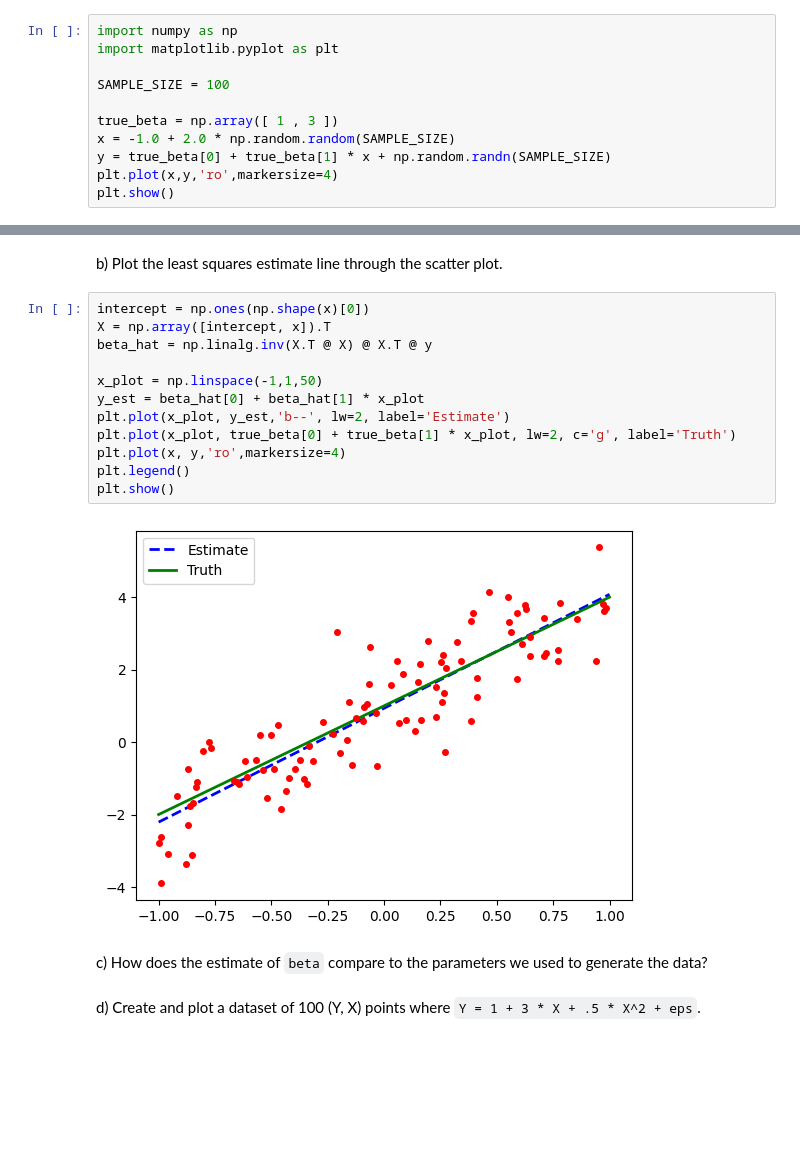
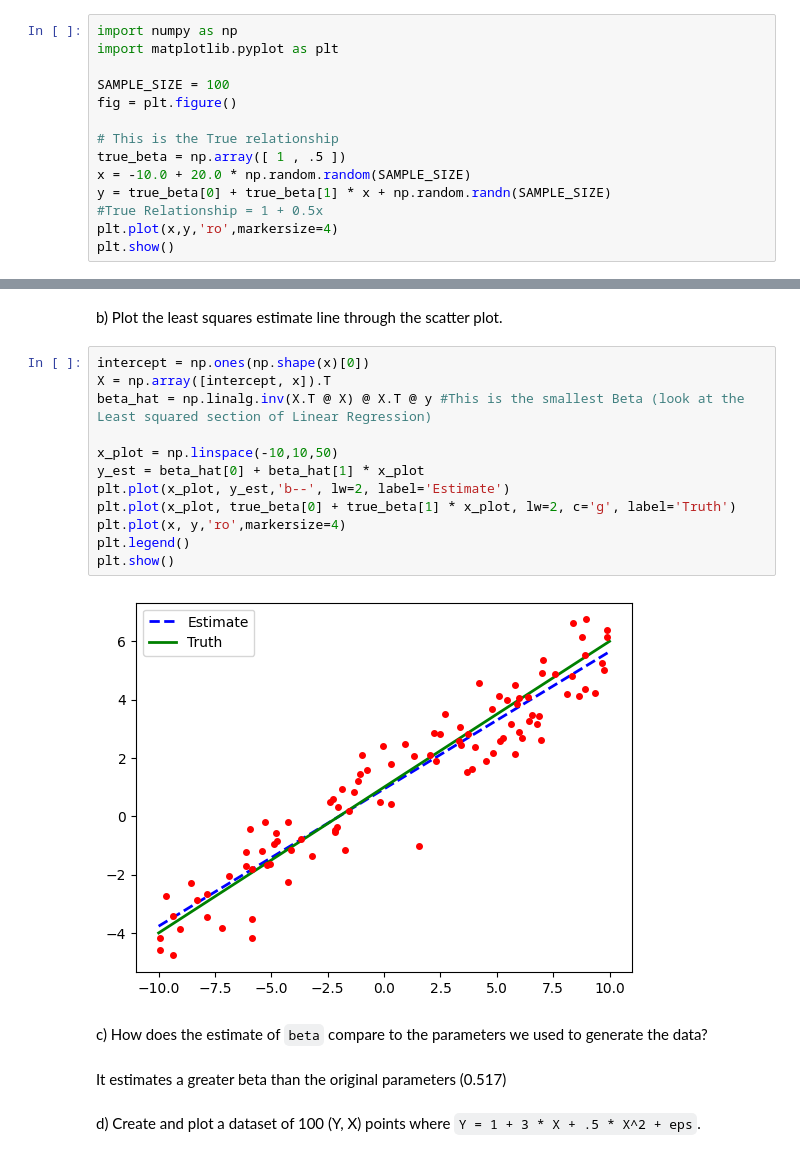
Before and after one commit to diavillalpando/CS506_Worksheets, a Jupyter notebook: worksheet_18.ipynb, the cells around one changed output, grey strips where cells are left out. Drawn from its saved outputs; the diff is of its cells as text; blank space fills up the shorter version.

```diff
--- a/worksheet_18.ipynb
+++ b/worksheet_18.ipynb
@@ -22,10 +22,13 @@ import numpy as np
 import matplotlib.pyplot as plt
 
 SAMPLE_SIZE = 100
+fig = plt.figure()
 
-true_beta = np.array([ 1 , 3 ])
-x = -1.0 + 2.0 * np.random.random(SAMPLE_SIZE)
+# This is the True relationship
+true_beta = np.array([ 1 , .5 ])
+x = -10.0 + 20.0 * np.random.random(SAMPLE_SIZE)
 y = true_beta[0] + true_beta[1] * x + np.random.randn(SAMPLE_SIZE)
+#True Relationship = 1 + 0.5x
 plt.plot(x,y,'ro',markersize=4)
 plt.show()
 # %% [output]
@@ -35,18 +38,20 @@ b) Plot the least squares estimate line through the scatter plot.
 # %%
 intercept = np.ones(np.shape(x)[0])
 X = np.array([intercept, x]).T
-beta_hat = np.linalg.inv(X.T @ X) @ X.T @ y
+beta_hat = np.linalg.inv(X.T @ X) @ X.T @ y #This is the smallest Beta (look at the Least squared section of Linear Regression)
 
-x_plot = np.linspace(-1,1,50)
+x_plot = np.linspace(-10,10,50)
 y_est = beta_hat[0] + beta_hat[1] * x_plot
 plt.plot(x_plot, y_est,'b--', lw=2, label='Estimate')
 plt.plot(x_plot, true_beta[0] + true_beta[1] * x_plot, lw=2, c='g', label='Truth')
 plt.plot(x, y,'ro',markersize=4)
 plt.legend()
 plt.show()
 # %% [output]
-[figure, old version]
+[figure, new version]
 # %% [markdown]
 c) How does the estimate of `beta` compare to the parameters we used to generate the data?
+# %% [markdown]
+It estimates a greater beta than the original parameters (0.517)
 # %% [markdown]
 d) Create and plot a dataset of 100 (Y, X) points where `Y = 1 + 3 * X + .5 * X^2 + eps`.
```
Also changed, not shown: parts of 5 cells of this notebook.
